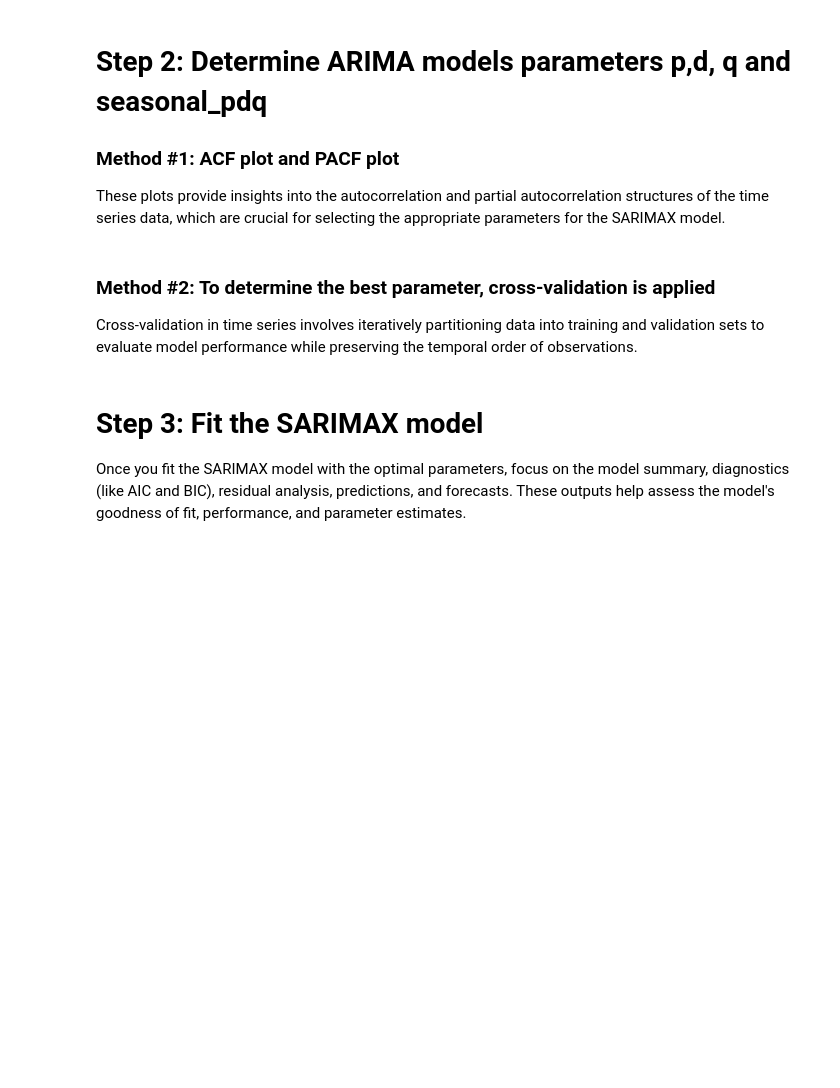
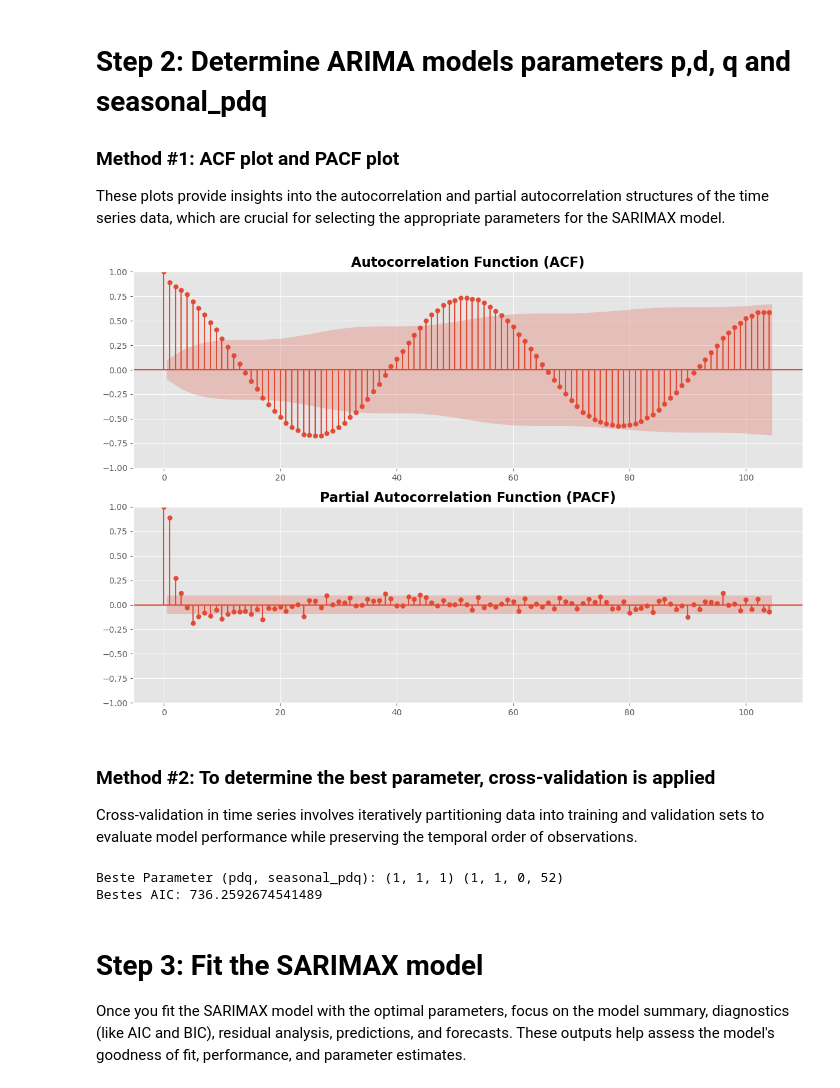
Before and after one commit to raminsdp/Energy_Production_data_repo, a Jupyter notebook: Jupyter_Notebooks/mh_time-series-SARIMAX.ipynb, the cells around one changed output. Drawn from its saved outputs; the diff is of its cells as text; code cells hidden in the pictures; blank space fills up the shorter version.

```diff
--- a/Jupyter_Notebooks/mh_time-series-SARIMAX.ipynb
+++ b/Jupyter_Notebooks/mh_time-series-SARIMAX.ipynb
@@ -4,9 +4,10 @@
 import pandas as pd
 import numpy as np
 import matplotlib.pyplot as plt
+plt.style.use('ggplot')
 from statsmodels.tsa.seasonal import seasonal_decompose
 
-df = pd.read_csv(r'C:\Users\mohdr\Portfolio project\CSV\us_df_final_2015_2023.csv', index_col = 0)
+df = pd.read_csv(r'C:\Users\mohdr\Portfolio project\dataset\preprocessed_data\df_solar_energy_2015_2023.csv', index_col = 0)
 df.set_index('date', inplace=True)
 # df.info()  # Falls du Informationen über den DataFrame anzeigen möchtest
 #df
@@ -114,3 +145,29 @@ fig = sm.graphics.tsa.plot_pacf(df_weekly.Act_in_MW.iloc[53:], lags=20, ax=ax2)
+# %%
+import statsmodels.api as sm
+import matplotlib.pyplot as plt
+
+# Create a figure and subplots
+fig = plt.figure(figsize=(12,8))
+ax1 = fig.add_subplot(211)
+ax2 = fig.add_subplot(212)
+
+# Plot ACF
+sm.graphics.tsa.plot_acf(df_weekly.Act_in_MW.iloc[53:], lags=104, ax=ax1)
+# Bold ACF title
+ax1.set_title("Autocorrelation Function (ACF)", fontweight='bold', fontsize=16)
+
+# Plot PACF
+sm.graphics.tsa.plot_pacf(df_weekly.Act_in_MW.iloc[53:], lags=104, ax=ax2)
+# Bold PACF title
+ax2.set_title("Partial Autocorrelation Function (PACF)", fontweight='bold', fontsize=16)
+
+# Adjust layout
+plt.tight_layout()
+fig.savefig('ACF_PACF.png')
+# Show the plot
+plt.show()
+# %% [output]
+[figure, added]
 # %% [markdown]
 ### Method #2: To determine the best parameter, cross-validation is applied
 Cross-validation in time series involves iteratively partitioning data into training and validation sets to evaluate model performance while preserving the temporal order of observations.
@@ -158,6 +215,9 @@ for train_index, test_index in tscv.split(df_weekly):
 # Ausgabe der besten Parameter und des niedrigsten AIC-Werts
 print('Beste Parameter (pdq, seasonal_pdq):', best_pdq, best_seasonal_pdq)
 print('Bestes AIC:', best_aic)
+# %% [output]
+Beste Parameter (pdq, seasonal_pdq): (1, 1, 1) (1, 1, 0, 52)
+Bestes AIC: 736.2592674541489
 # %% [markdown]
 # Step 3: Fit the SARIMAX model
 Once you fit the SARIMAX model with the optimal parameters, focus on the model summary, diagnostics (like AIC and BIC), residual analysis, predictions, and forecasts. These outputs help assess the model's goodness of fit, performance, and parameter estimates.
```
Also changed, not shown: parts of 17 cells of this notebook, 1 other file.
